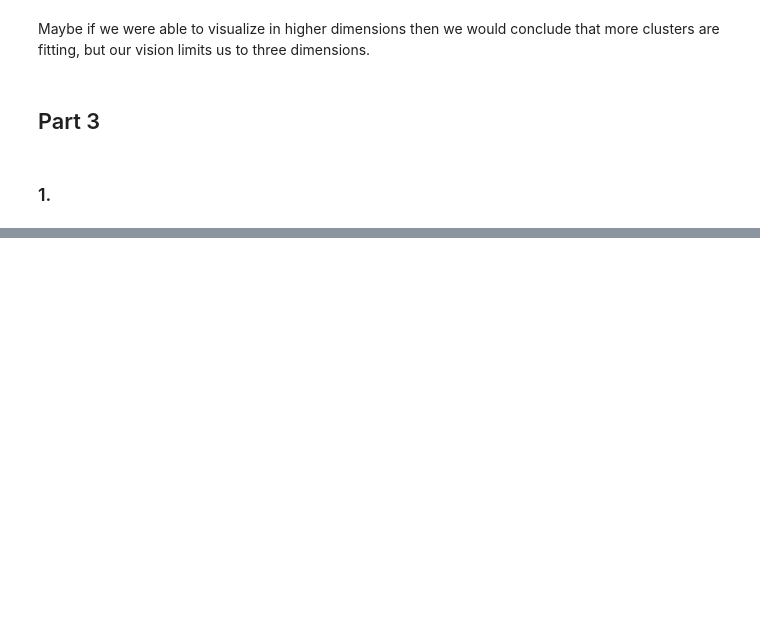
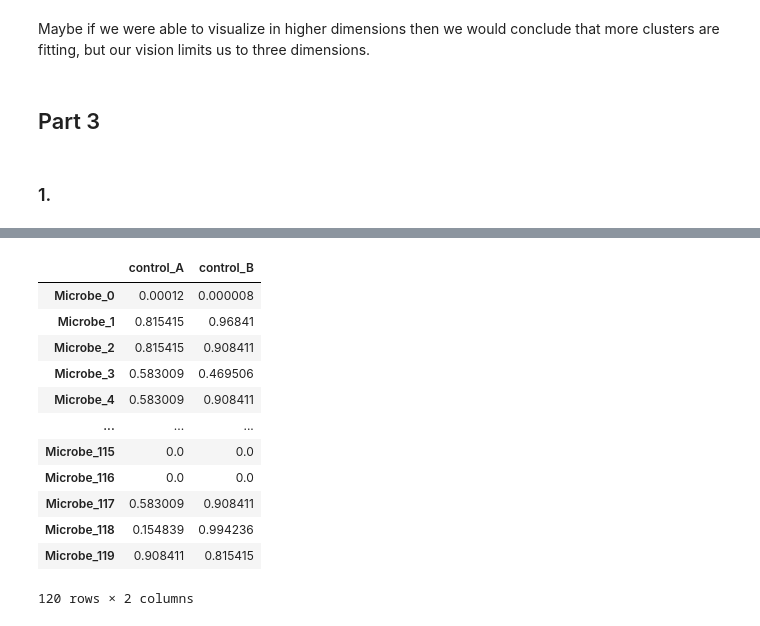
Before and after one commit to ArchieGertsman/ECE471-MP2, a Jupyter notebook: answers.ipynb, the cells around one changed output, grey strips where cells are left out. Drawn from its saved outputs; the diff is of its cells as text; code cells hidden in the pictures; blank space fills up the shorter version.

```diff
--- a/answers.ipynb
+++ b/answers.ipynb
@@ -717,3 +715,15 @@ Maybe if we were able to visualize in higher dimensions then we would conclude t
 ## Part 3
 # %% [markdown]
 ### 1.
+# %%
+def pval_table(case_label):
+    df_pvalue = pd.DataFrame(index=df_abundance_case.columns, columns=['control_A', 'control_B'])
+
+    for microbe in df_abundance_case.columns:
+        case_A = df_abundance_case[microbe][case_labels == case_label]
+        control_A = df_abundance_control[microbe][case_labels == 0]
+        control_B = df_abundance_control[microbe][case_labels == 1]
+        df_pvalue.loc[microbe, 'control_A'] = ks_2samp(case_A, control_A)[1]
+        df_pvalue.loc[microbe, 'control_B'] = ks_2samp(case_A, control_B)[1]
+
+    return df_pvalue
@@ -719,0 +753,11 @@ Maybe if we were able to visualize in higher dimensions then we would conclude t
+# %%
+df_pvals = pval_table(1)
+control_A_different = df_pvals[df_pvals.control_A < .0004].index.values
+print('case B microbes that are different to control A')
+print(control_A_different)
+
+print()
+
+control_B_different = df_pvals[df_pvals.control_B < .0004].index.values
+print('case B microbes that are different to control B')
+print(control_B_different)
@@ -719,0 +782,16 @@ Maybe if we were able to visualize in higher dimensions then we would conclude t
+# %%
+df_pvals
+# %% [output]
+|  | control_A | control_B |
+| Microbe_0 | 0.00012 | 0.000008 |
+| Microbe_1 | 0.815415 | 0.96841 |
+| Microbe_2 | 0.815415 | 0.908411 |
+| Microbe_3 | 0.583009 | 0.469506 |
+| Microbe_4 | 0.583009 | 0.908411 |
+| ... | ... | ... |
+| Microbe_115 | 0.0 | 0.0 |
+| Microbe_116 | 0.0 | 0.0 |
+| Microbe_117 | 0.583009 | 0.908411 |
+| Microbe_118 | 0.154839 | 0.994236 |
+| Microbe_119 | 0.908411 | 0.815415 |
+120 rows × 2 columns
```
Also changed, not shown: parts of 7 cells of this notebook.
